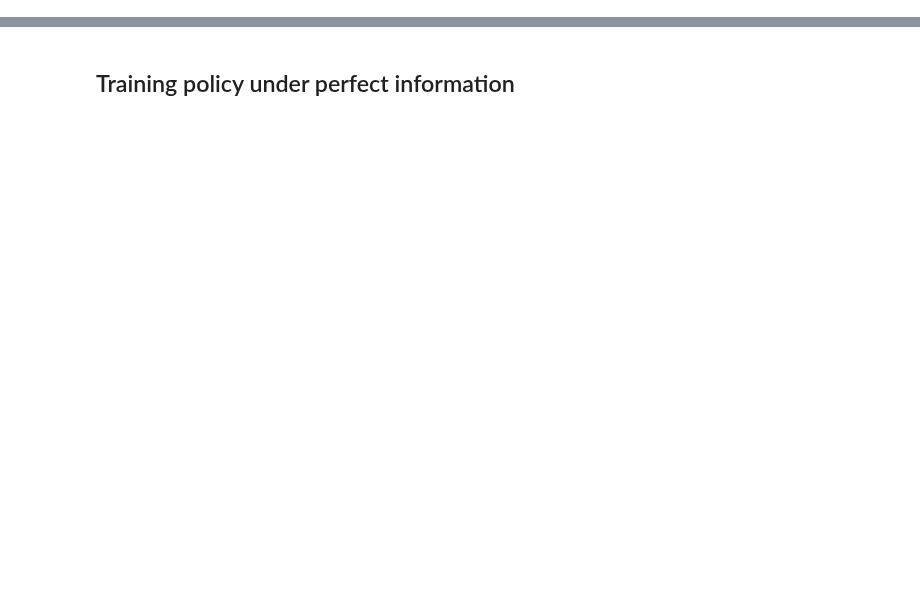
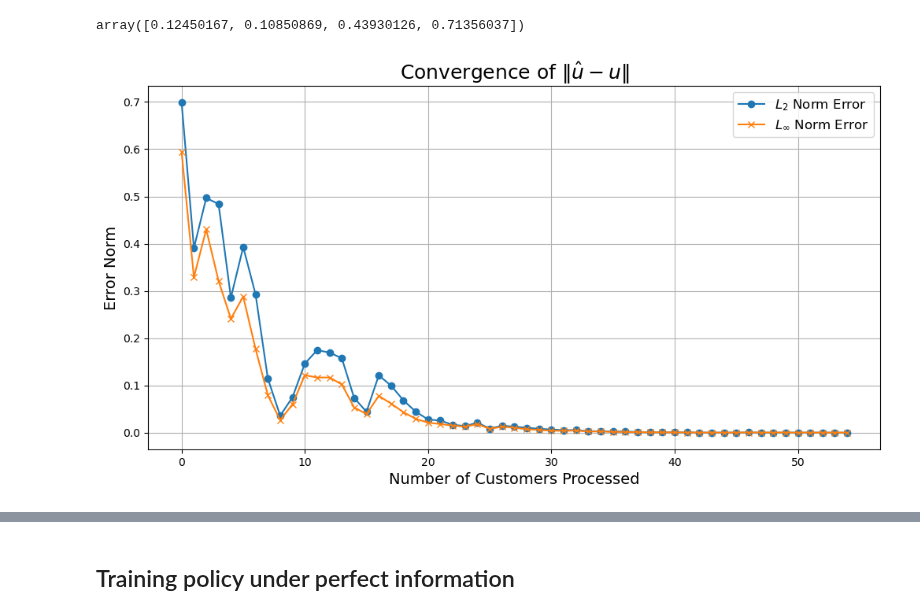
Before and after one commit to jooooooos/degradation_learning, a Jupyter notebook: simulate.ipynb, the cells around one changed output, grey strips where cells are left out. Cells and saved outputs as stored; diff of their text form; code cells hidden in the pictures; blank space fills up the shorter version.

```diff
--- a/simulate.ipynb
+++ b/simulate.ipynb
@@ -40,7 +40,7 @@ def interarrival_sampler() -> float:
 # --- 1. Simulation Configuration ---
 D = 4                                  # Dimension of context vectors
 LAMBDA_VAL = 0.001                     # Baseline hazard constant
-NUM_CUSTOMERS = 100000                   # Total number of customers to simulate, i.e. T
+NUM_CUSTOMERS = 20000                   # Total number of customers to simulate, i.e. T
 
 # Set a random seed for reproducibility
 np.random.seed(41)
@@ -71,7 +71,7 @@ centroid_params = {
     # 'rho_target': 0.01
 }
 
-termination_rule = lambda diameter: diameter < 0.0005  # Example custom termination rule
+termination_rule = lambda diameter: diameter < 0.0001  # Example custom termination rule
 
 projected_volume_learner = ProjectedVolumeLearner(
     T=NUM_CUSTOMERS,
@@ -92,7 +92,7 @@ mdp_params = {
 
 training_hyperparams = {
     'num_iterations': 50, # Number of training iterations per policy update
-    'dataset_size': 500000,      # Number of transitions to generate for the offline dataset
+    'dataset_size': 50000,      # Number of transitions to generate for the offline dataset
     'batch_size': 2048           # Batch size for training
 }
 
@@ -121,6 +121,31 @@ simulator = Simulator(
     policy_update_threshold=5,
     time_normalize=True,
 )
+# %%
+UTILITY_TRUE
+# %% [output]
+array([0.12450167, 0.10850869, 0.43930126, 0.71356037])
+# %%
+simulator.utility_updates
+
+# plot L2, and L-inf norms of utility updates
+L2_errors = [np.linalg.norm(update['u_hat'] - UTILITY_TRUE) for update in simulator.utility_updates]
+Linf_errors = [np.linalg.norm(update['u_hat'] - UTILITY_TRUE, ord=np.inf) for update in simulator.utility_updates]
+
+plt.figure(figsize=(12, 6))
+plt.plot(L2_errors, label='$L_2$ Norm Error', marker='o')
+plt.plot(Linf_errors, label='$L_\infty$ Norm Error', marker='x')
+# plt.yscale('log')
+plt.xlabel('Number of Customers Processed', fontsize=14)
+plt.ylabel('Error Norm', fontsize=14)
+
+plt.title('Convergence of $\|\hat u - u\|$', fontsize=18)
+plt.legend(fontsize=12)
+plt.grid(True)
+plt.savefig('figures/utility_convergence.pdf')
+plt.show()
+# %% [output]
+[figure, added]
 # %%
 # simulator.projected_volume_learner.is_terminated = True
 simulation_data = simulator.run(num_customers=NUM_CUSTOMERS)
```
Also changed, not shown: parts of 4 cells of this notebook, 7 other files.
